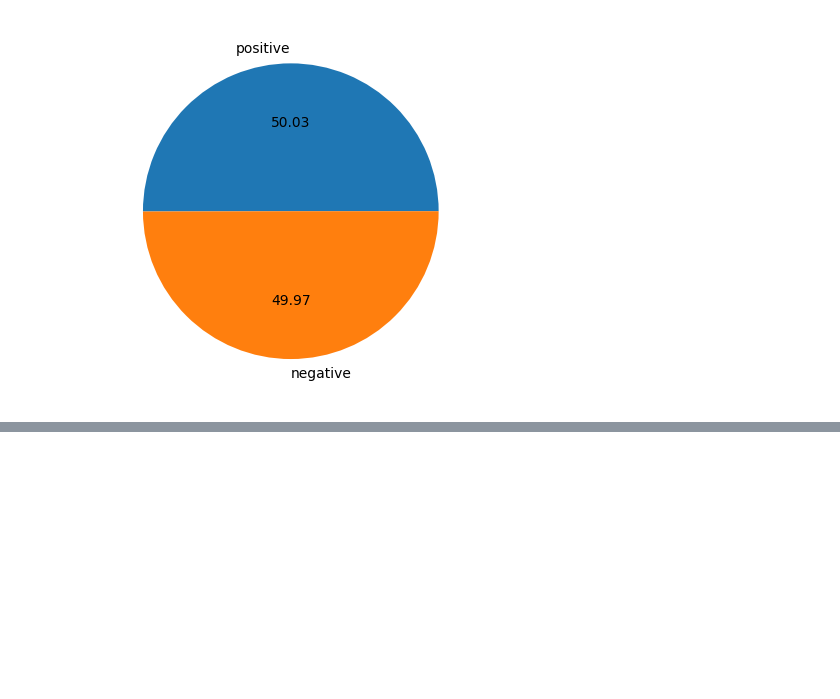
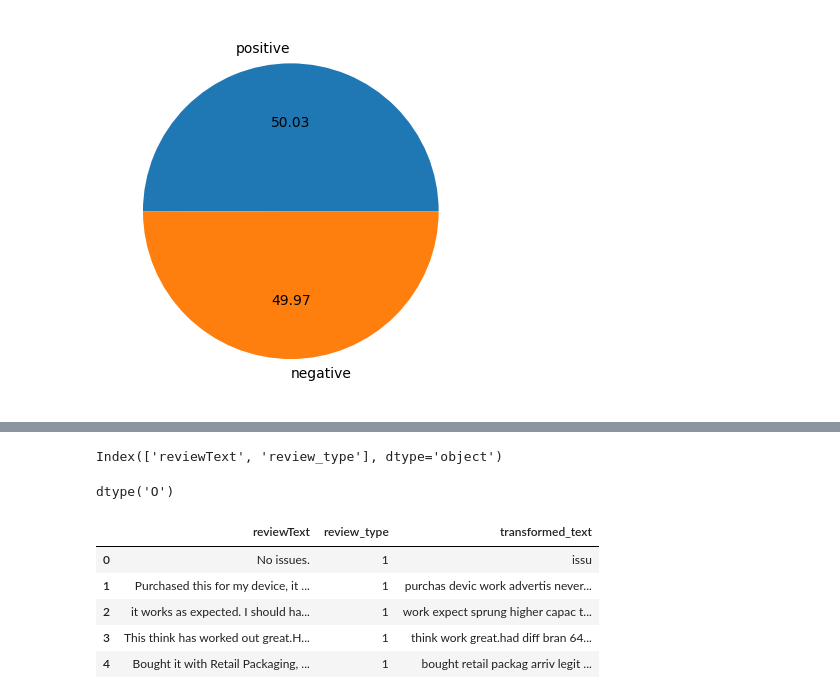
Before and after one commit to spathakk21/ARIES_review_classifier_, a Jupyter notebook: review_classsifier.ipynb, the cells around one changed output, grey strips where cells are left out. Saved outputs shown, nothing was run; the diff lists cells and outputs as text; code cells hidden in the pictures; blank space fills up the shorter version.

```diff
--- a/review_classsifier.ipynb
+++ b/review_classsifier.ipynb
@@ -291,0 +308,4 @@ will be working over unskewd data now
+# %%
+df_train['num_charachters'] = df_train['reviewText'].apply(len)
+df_train['num_words'] = df_train['reviewText'].apply(lambda x:len(nltk.word_tokenize(x)))
+df_train['num_sentences'] = df_train['reviewText'].apply(lambda x:len(nltk.sent_tokenize(x)))
@@ -291,0 +360,8 @@ will be working over unskewd data now
+# %%
+df_train.columns
+# %% [output]
+Index(['reviewText', 'review_type'], dtype='object')
+# %%
+df_train['reviewText'].dtype
+# %% [output]
+dtype('O')
@@ -291,0 +372,9 @@ will be working over unskewd data now
+# %%
+df_train.head()
+# %% [output]
+|  | reviewText | review_type | transformed_text |
+| 0 | No issues. | 1 | issu |
+| 1 | Purchased this for my device, it ... | 1 | purchas devic work advertis never... |
+| 2 | it works as expected. I should ha... | 1 | work expect sprung higher capac t... |
+| 3 | This think has worked out great.H... | 1 | think work great.had diff bran 64... |
+| 4 | Bought it with Retail Packaging, ... | 1 | bought retail packag arriv legit ... |
```
Also changed, not shown: parts of 22 cells of this notebook.
